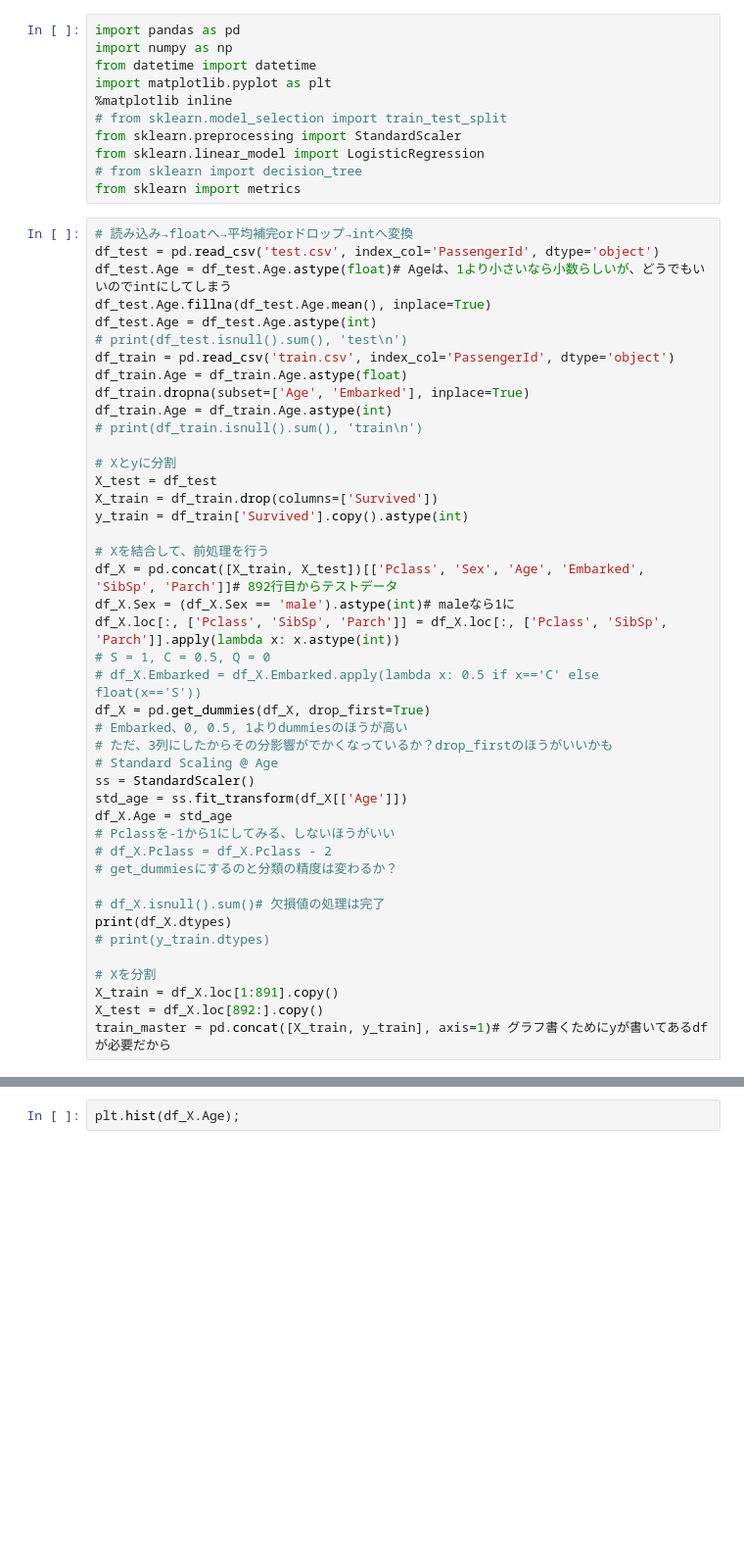
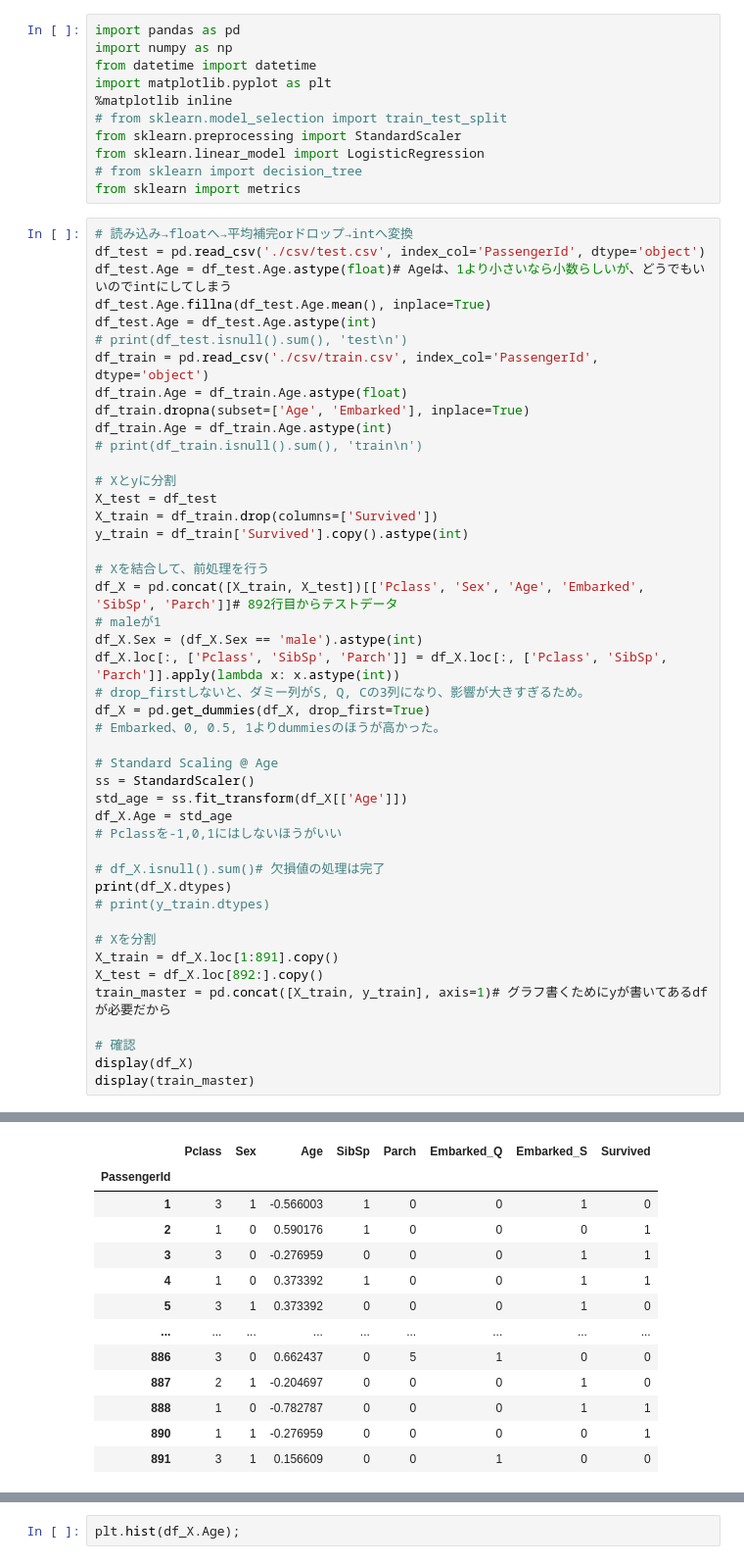
Before and after one commit to shromesh/titanic, a Jupyter notebook: titanic_analyze.ipynb, the cells around one changed output, grey strips where cells are left out. Shown at 98% size. Saved outputs shown, nothing was run; the diff lists cells and outputs as text; blank space fills up the shorter version.

```diff
--- a/titanic_analyze.ipynb
+++ b/titanic_analyze.ipynb
@@ -11,12 +11,12 @@ from sklearn.linear_model import LogisticRegression
 from sklearn import metrics
 # %%
 # 読み込み→floatへ→平均補完orドロップ→intへ変換
-df_test = pd.read_csv('test.csv', index_col='PassengerId', dtype='object')
+df_test = pd.read_csv('./csv/test.csv', index_col='PassengerId', dtype='object')
 df_test.Age = df_test.Age.astype(float)# Ageは、1より小さいなら小数らしいが、どうでもいいのでintにしてしまう
 df_test.Age.fillna(df_test.Age.mean(), inplace=True)
 df_test.Age = df_test.Age.astype(int)
 # print(df_test.isnull().sum(), 'test\n')
-df_train = pd.read_csv('train.csv', index_col='PassengerId', dtype='object')
+df_train = pd.read_csv('./csv/train.csv', index_col='PassengerId', dtype='object')
 df_train.Age = df_train.Age.astype(float)
 df_train.dropna(subset=['Age', 'Embarked'], inplace=True)
 df_train.Age = df_train.Age.astype(int)
@@ -29,20 +29,18 @@ y_train = df_train['Survived'].copy().astype(int)
 
 # Xを結合して、前処理を行う
 df_X = pd.concat([X_train, X_test])[['Pclass', 'Sex', 'Age', 'Embarked', 'SibSp', 'Parch']]# 892行目からテストデータ
-df_X.Sex = (df_X.Sex == 'male').astype(int)# maleなら1に
+# maleが1
+df_X.Sex = (df_X.Sex == 'male').astype(int)
 df_X.loc[:, ['Pclass', 'SibSp', 'Parch']] = df_X.loc[:, ['Pclass', 'SibSp', 'Parch']].apply(lambda x: x.astype(int))
-# S = 1, C = 0.5, Q = 0
-# df_X.Embarked = df_X.Embarked.apply(lambda x: 0.5 if x=='C' else float(x=='S'))
+# drop_firstしないと、ダミー列がS, Q, Cの3列になり、影響が大きすぎるため。
 df_X = pd.get_dummies(df_X, drop_first=True)
-# Embarked、0, 0.5, 1よりdummiesのほうが高い
-# ただ、3列にしたからその分影響がでかくなっているか？drop_firstのほうがいいかも
+# Embarked、0, 0.5, 1よりdummiesのほうが高かった。
+
 # Standard Scaling @ Age
 ss = StandardScaler()
 std_age = ss.fit_transform(df_X[['Age']])
 df_X.Age = std_age
-# Pclassを-1から1にしてみる、しないほうがいい
-# df_X.Pclass = df_X.Pclass - 2
-# get_dummiesにするのと分類の精度は変わるか？
+# Pclassを-1,0,1にはしないほうがいい
 
 # df_X.isnull().sum()# 欠損値の処理は完了
 print(df_X.dtypes)
@@ -52,4 +50,8 @@ print(df_X.dtypes)
 X_train = df_X.loc[1:891].copy()
 X_test = df_X.loc[892:].copy()
 train_master = pd.concat([X_train, y_train], axis=1)# グラフ書くためにyが書いてあるdfが必要だから
+
+# 確認
+display(df_X)
+display(train_master)
 # %% [output]
@@ -63,0 +80,13 @@ dtype: object
+|  | Pclass | Sex | Age | SibSp | Parch | Embarked_Q | Embarked_S | Survived |
+| PassengerId |  |  |  |  |  |  |  |  |
+| 1 | 3 | 1 | -0.566003 | 1 | 0 | 0 | 1 | 0 |
+| 2 | 1 | 0 | 0.590176 | 1 | 0 | 0 | 0 | 1 |
+| 3 | 3 | 0 | -0.276959 | 0 | 0 | 0 | 1 | 1 |
+| 4 | 1 | 0 | 0.373392 | 1 | 0 | 0 | 1 | 1 |
+| 5 | 3 | 1 | 0.373392 | 0 | 0 | 0 | 1 | 0 |
+| ... | ... | ... | ... | ... | ... | ... | ... | ... |
+| 886 | 3 | 0 | 0.662437 | 0 | 5 | 1 | 0 | 0 |
+| 887 | 2 | 1 | -0.204697 | 0 | 0 | 0 | 1 | 0 |
+| 888 | 1 | 0 | -0.782787 | 0 | 0 | 0 | 1 | 1 |
+| 890 | 1 | 1 | -0.276959 | 0 | 0 | 0 | 0 | 1 |
+| 891 | 3 | 1 | 0.156609 | 0 | 0 | 1 | 0 | 0 |
```
Also changed, not shown: parts of 9 cells of this notebook, 3 other files.
